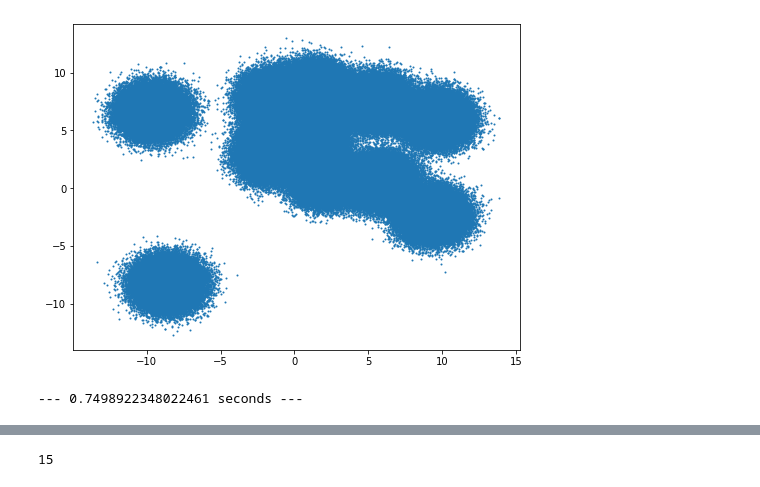
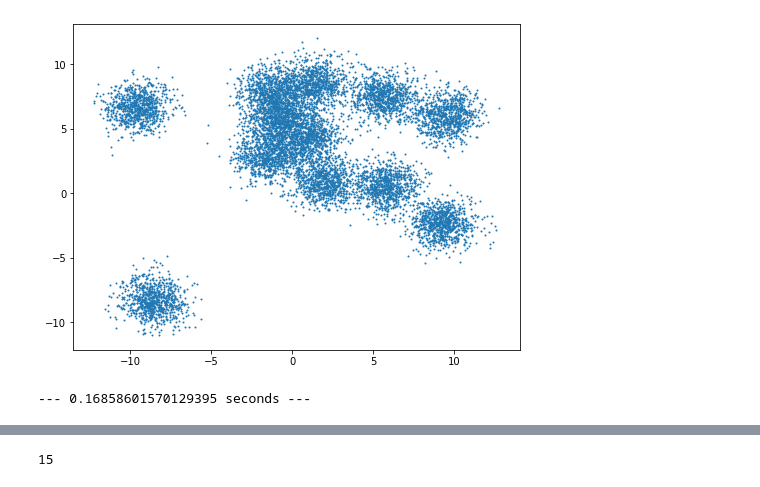
Before and after one commit to ggmartins/Notebooks, a Jupyter notebook: clustering1/funcx/funcxpoc1.ipynb, the cells around one changed output, grey strips where cells are left out. Saved outputs shown, nothing was run; the diff lists cells and outputs as text; code cells hidden in the pictures.

```diff
--- a/clustering1/funcx/funcxpoc1.ipynb
+++ b/clustering1/funcx/funcxpoc1.ipynb
@@ -1,27 +1,27 @@
 # %%
 import numpy as np
 import pandas as pd
 import pickle
 from matplotlib import pyplot as plt
 import time
 
 %matplotlib inline
 plt.rcParams["figure.figsize"] = (8,6)
 
 from sklearn.datasets import make_blobs
 
 from matplotlib.ticker import MaxNLocator
 from matplotlib.pyplot import figure, show
 
 start_time = time.time()
 centers = 12 #np.random.randint(9, 10)
-X, y_true = make_blobs(n_samples=800000, centers=centers, cluster_std=1.0, random_state=0)
+X, y_true = make_blobs(n_samples=10000, centers=centers, cluster_std=1.0, random_state=0)
 plt.scatter(X[:, 0], X[:, 1], s=1)
 plt.show()
 print("--- %s seconds ---" % (time.time() - start_time))
 # %% [output]
-[figure, old version]
+[figure, new version]
---- 0.7498922348022461 seconds ---
+--- 0.16858601570129395 seconds ---
 # %%
 def apply_KMeans(nbr_of_clusters_guess, KMeans_function, data):
     guesses = []
```
Also changed, not shown: parts of 7 cells of this notebook, 1 other file.
